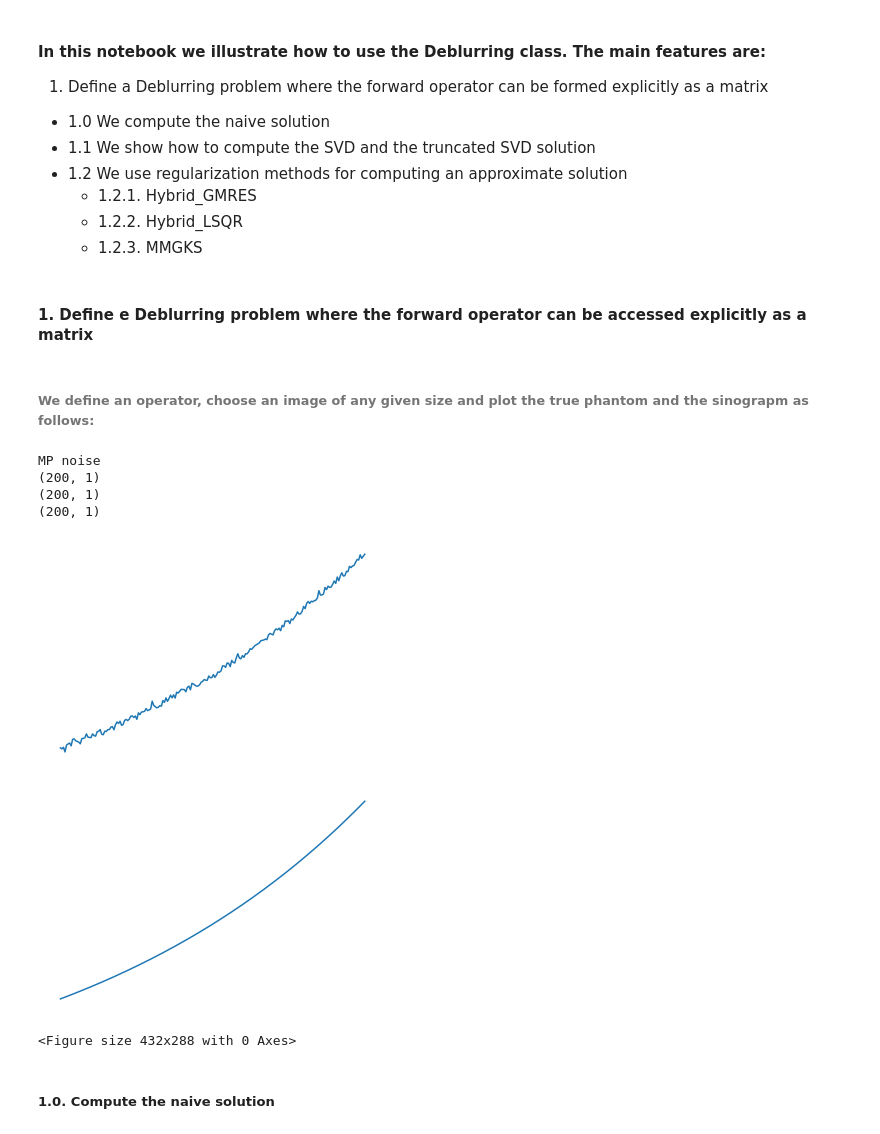
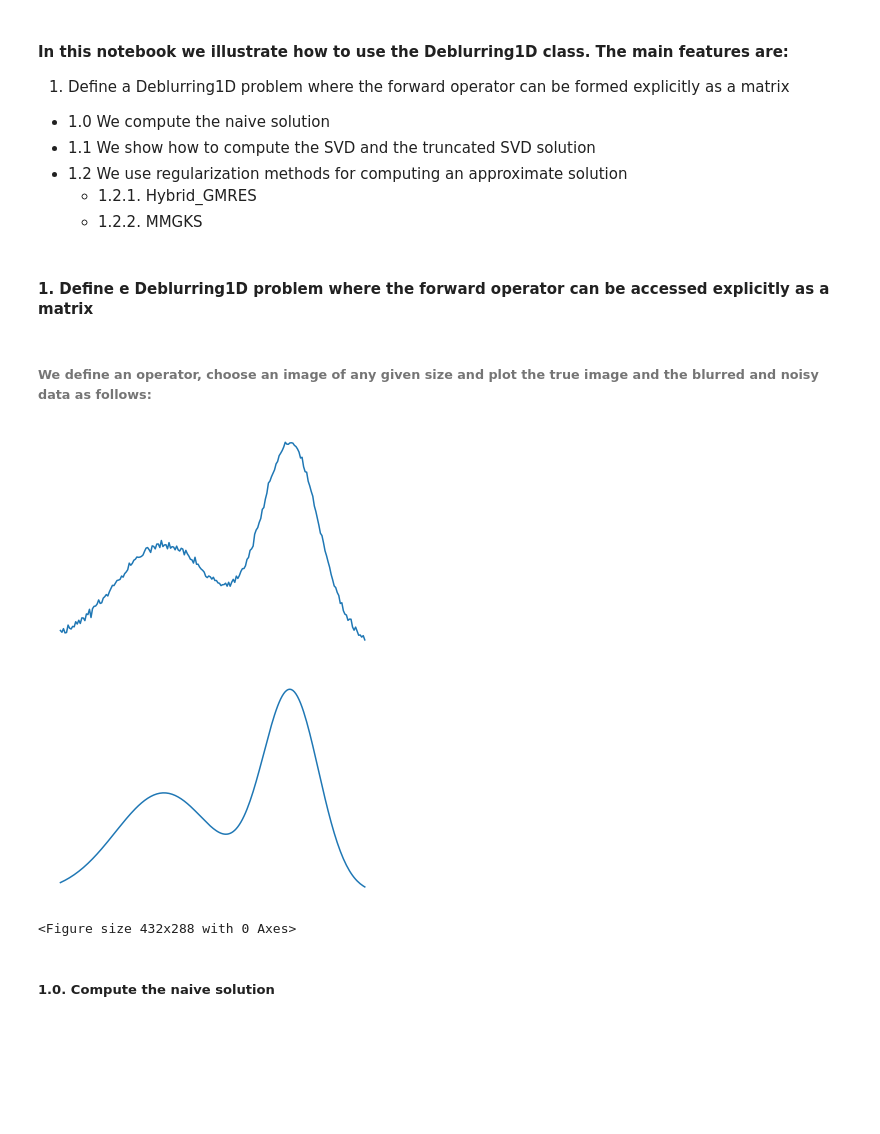
Before and after one commit to mpasha3/trips-py, a Jupyter notebook: demos/demo_1D_deblurring.ipynb, the cells around one changed output. Saved outputs shown, nothing was run; the diff lists cells and outputs as text; code cells hidden in the pictures; blank space fills up the shorter version.

Commit message:
1D test problem

```diff
--- a/demos/demo_1D_deblurring.ipynb
+++ b/demos/demo_1D_deblurring.ipynb
@@ -31,38 +31,33 @@ from trips.solvers.tSVD import *
 from trips.solvers.Hybrid_GMRES import *
 from trips.solvers.Hybrid_LSQR import *
 # %% [markdown]
-#### In this notebook we illustrate how to use the Deblurring class. The main features are:
-1. Define a Deblurring problem where the forward operator can be formed explicitly as a matrix
+#### In this notebook we illustrate how to use the Deblurring1D class. The main features are:
+1. Define a Deblurring1D problem where the forward operator can be formed explicitly as a matrix
  - 1.0 We compute the naive solution
  - 1.1 We show how to compute the SVD and the truncated SVD solution
  - 1.2 We use regularization methods for computing an approximate solution
    - 1.2.1. Hybrid_GMRES
-   - 1.2.2. Hybrid_LSQR
-   - 1.2.3. MMGKS
+   - 1.2.2. MMGKS
 # %% [markdown]
-#### 1. Define e Deblurring problem where the forward operator can be accessed explicitly as a matrix
+#### 1. Define e Deblurring1D problem where the forward operator can be accessed explicitly as a matrix
 # %% [markdown]
-###### We define an operator, choose an image of any given size and plot the true phantom and the sinograpm as follows:
+###### We define an operator, choose an image of any given size and plot the true image and the blurred and noisy data as follows:
 # %%
 Deblur1D = Deblurring1D(CommitCrime = True)
 nx = 200
-x_true = Deblur1D.gen_xtrue(nx, test = 'curve2')
+x_true = Deblur1D.gen_xtrue(nx, test = 'curve0')
 ## If you would like to create the operator only
-A = Deblur1D.forward_Op_1D(x_true, parameter = 0.8, nx = nx)
+A = Deblur1D.forward_Op_1D(x_true, parameter = 1, nx = nx)
 ## The following creates the data b_true
 b_true = Deblur1D.gen_data(x_true)
-(d, delta) = Deblur1D.add_noise(b_true, 'Gaussian', noise_level = 0.01)
+(d, delta) = Deblur1D.add_noise(b_true, 'Gaussian', noise_level = 0.02)
 b_vec = d.reshape((-1,1))
 Deblur1D.plot_data(d)
 Deblur1D.plot_rec(x_true)
 # %% [output]
-MP noise
-(200, 1)
-(200, 1)
-(200, 1)
-[figure, old version]
+[figure, new version]
-[figure, old version]
+[figure, new version]
-<Figure size 432x288 with 0 Axes>
+<Figure size 432x288 with 0 Axes>
 # %% [markdown]
 ##### 1.0. Compute the naive solution
 # %%
```
Also changed, not shown: parts of 12 cells of this notebook, 1 other file.
